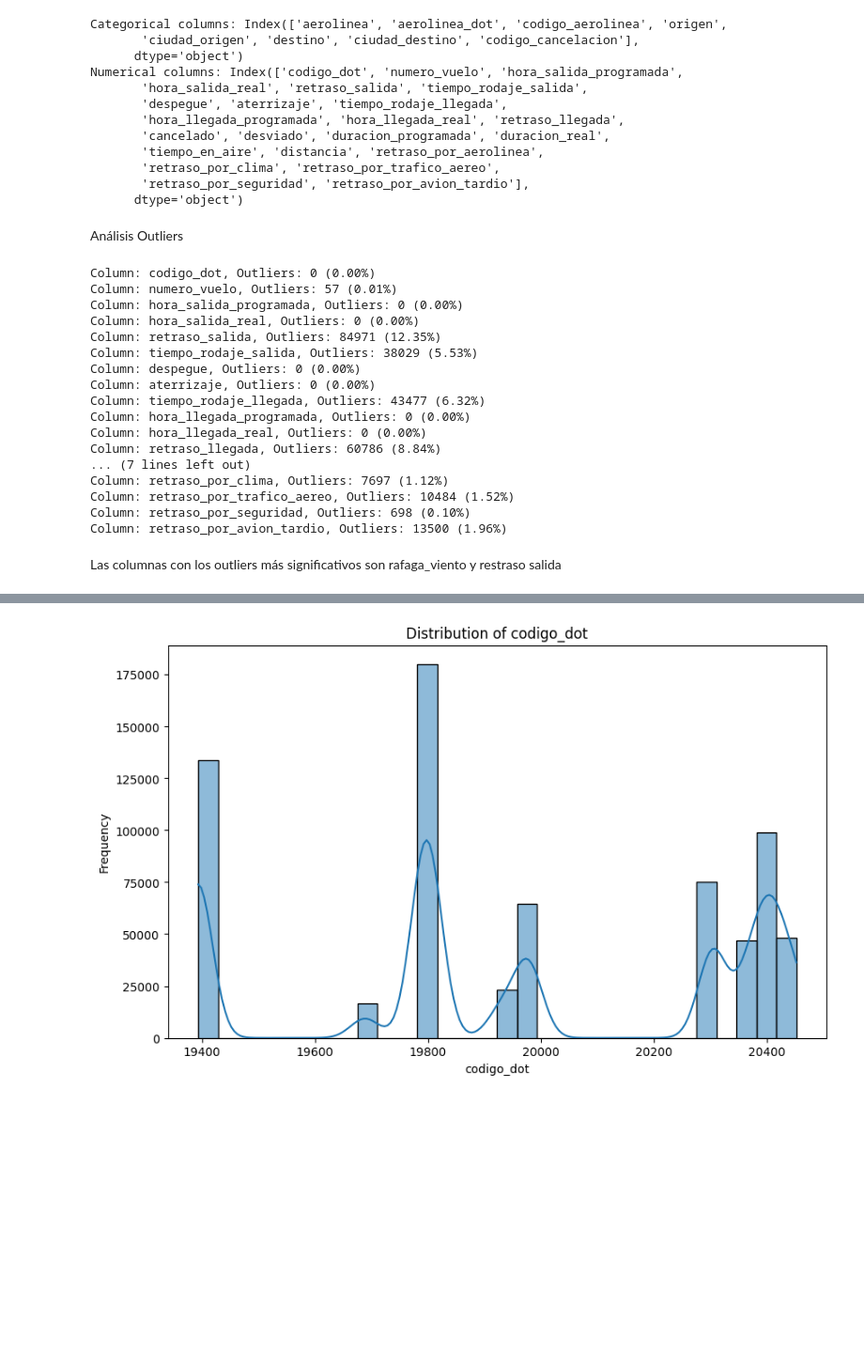
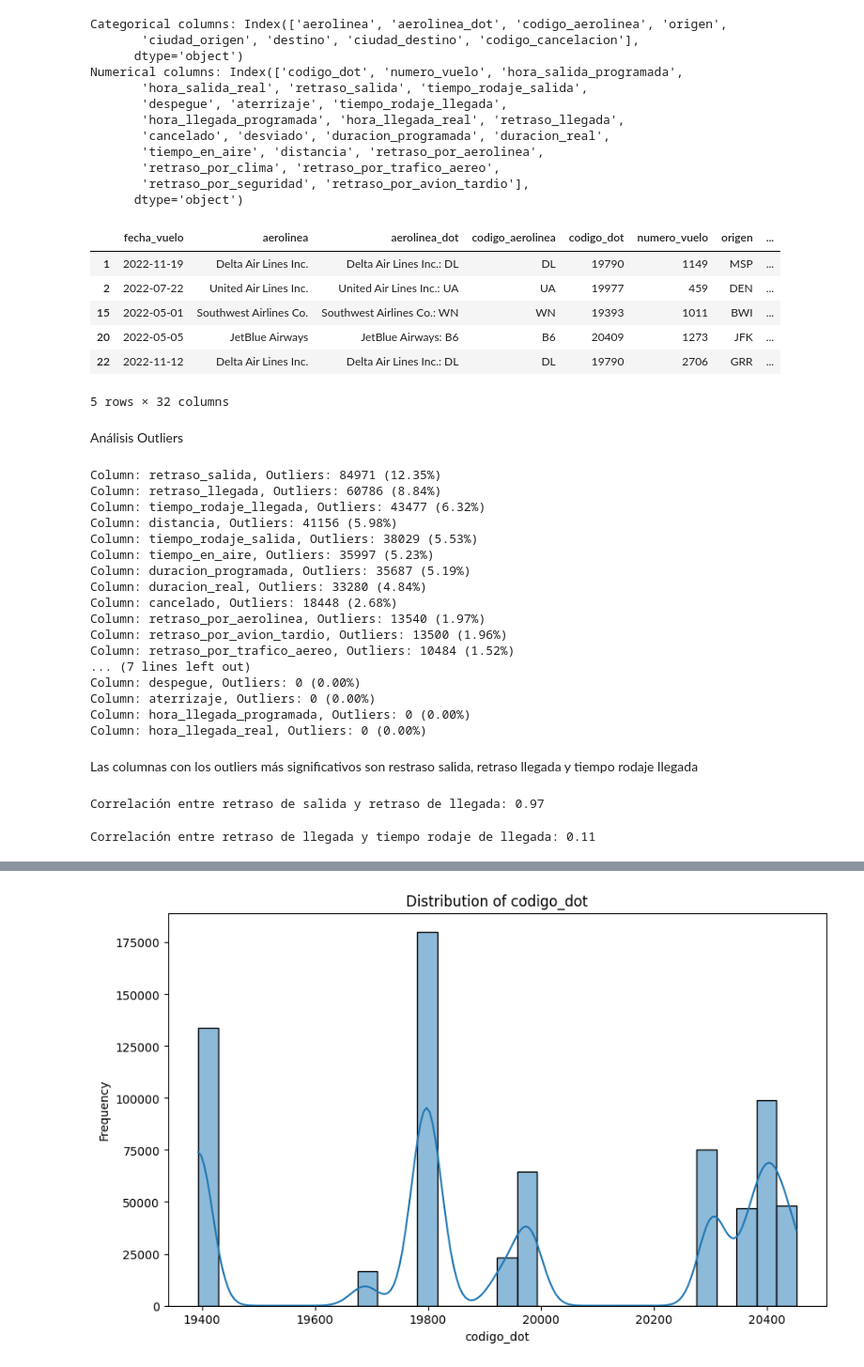
Before and after one commit to Guadacarro/TP_IA, a Jupyter notebook: prediccion.ipynb, the cells around one changed output, grey strips where cells are left out. Shown at 94% size. Saved outputs shown, nothing was run; the diff lists cells and outputs as text; code cells hidden in the pictures; blank space fills up the shorter version.

Commit message:
leí notebook y agregué correlación entre retraso salida y retraso llegada

```diff
--- a/prediccion.ipynb
+++ b/prediccion.ipynb
@@ -129,9 +129,20 @@ Numerical columns: Index(['codigo_dot', 'numero_vuelo', 'hora_salida_programada'
        'retraso_por_clima', 'retraso_por_trafico_aereo',
        'retraso_por_seguridad', 'retraso_por_avion_tardio'],
       dtype='object')
+# %%
+df_2022.head()
+# %% [output]
+|  | fecha_vuelo | aerolinea | aerolinea_dot | codigo_aerolinea | codigo_dot | numero_vuelo | origen | ... |
+| 1 | 2022-11-19 | Delta Air Lines Inc. | Delta Air Lines Inc.: DL | DL | 19790 | 1149 | MSP | ... |
+| 2 | 2022-07-22 | United Air Lines Inc. | United Air Lines Inc.: UA | UA | 19977 | 459 | DEN | ... |
+| 15 | 2022-05-01 | Southwest Airlines Co. | Southwest Airlines Co.: WN | WN | 19393 | 1011 | BWI | ... |
+| 20 | 2022-05-05 | JetBlue Airways | JetBlue Airways: B6 | B6 | 20409 | 1273 | JFK | ... |
+| 22 | 2022-11-12 | Delta Air Lines Inc. | Delta Air Lines Inc.: DL | DL | 19790 | 2706 | GRR | ... |
+5 rows × 32 columns
 # %% [markdown]
 Análisis Outliers
 # %%
+resultados = []
 for col in numerical_columns:
     Q1 = df_2022[col].quantile(0.25)
     Q3 = df_2022[col].quantile(0.75)
@@ -140,24 +151,41 @@ for col in numerical_columns:
     upper_bound = Q3 + 1.5 * IQR
     outliers = df_2022[(df_2022[col] < lower_bound) | (df_2022[col] > upper_bound)]
     outlier_percentage = (len(outliers) / len(df_2022)) * 100
-    print(f"Column: {col}, Outliers: {len(outliers)}", f"({outlier_percentage:.2f}%)")
+    resultados.append((col, len(outliers), outlier_percentage))
+
+resultados.sort(key=lambda x: x[2], reverse=True)
+
+for col, cantidad, porcentaje in resultados:
+    print(f"Column: {col}, Outliers: {cantidad} ({porcentaje:.2f}%)")
 # %% [output]
-Column: codigo_dot, Outliers: 0 (0.00%)
-Column: numero_vuelo, Outliers: 57 (0.01%)
-Column: hora_salida_programada, Outliers: 0 (0.00%)
-Column: hora_salida_real, Outliers: 0 (0.00%)
 Column: retraso_salida, Outliers: 84971 (12.35%)
+Column: retraso_llegada, Outliers: 60786 (8.84%)
+Column: tiempo_rodaje_llegada, Outliers: 43477 (6.32%)
+Column: distancia, Outliers: 41156 (5.98%)
 Column: tiempo_rodaje_salida, Outliers: 38029 (5.53%)
+Column: tiempo_en_aire, Outliers: 35997 (5.23%)
+Column: duracion_programada, Outliers: 35687 (5.19%)
+Column: duracion_real, Outliers: 33280 (4.84%)
+Column: cancelado, Outliers: 18448 (2.68%)
+Column: retraso_por_aerolinea, Outliers: 13540 (1.97%)
+Column: retraso_por_avion_tardio, Outliers: 13500 (1.96%)
+Column: retraso_por_trafico_aereo, Outliers: 10484 (1.52%)
+... (7 lines left out)
 Column: despegue, Outliers: 0 (0.00%)
 Column: aterrizaje, Outliers: 0 (0.00%)
-Column: tiempo_rodaje_llegada, Outliers: 43477 (6.32%)
 Column: hora_llegada_programada, Outliers: 0 (0.00%)
 Column: hora_llegada_real, Outliers: 0 (0.00%)
-Column: retraso_llegada, Outliers: 60786 (8.84%)
-... (7 lines left out)
-Column: retraso_por_clima, Outliers: 7697 (1.12%)
-Column: retraso_por_trafico_aereo, Outliers: 10484 (1.52%)
-Column: retraso_por_seguridad, Outliers: 698 (0.10%)
-Column: retraso_por_avion_tardio, Outliers: 13500 (1.96%)
 # %% [markdown]
-Las columnas con los outliers más significativos son rafaga_viento y restraso salida
+Las columnas con los outliers más significativos son restraso salida, retraso llegada y tiempo rodaje llegada
+# %%
+# correlación entre retraso de salida y retraso de llegada
+correlation = df_2022['retraso_salida'].corr(df_2022['retraso_llegada'])
+print(f"Correlación entre retraso de salida y retraso de llegada: {correlation:.2f}")
+# %% [output]
+Correlación entre retraso de salida y retraso de llegada: 0.97
+# %%
+# correlación entre retraso de llegada y tiempo rodaje de llegada
+correlation_taxi_in = df_2022['retraso_llegada'].corr(df_2022['tiempo_rodaje_llegada'])
+print(f"Correlación entre retraso de llegada y tiempo rodaje de llegada: {correlation_taxi_in:.2f}")
+# %% [output]
+Correlación entre retraso de llegada y tiempo rodaje de llegada: 0.11
```
Also changed, not shown: parts of 1 cell of this notebook, 5 other files.
